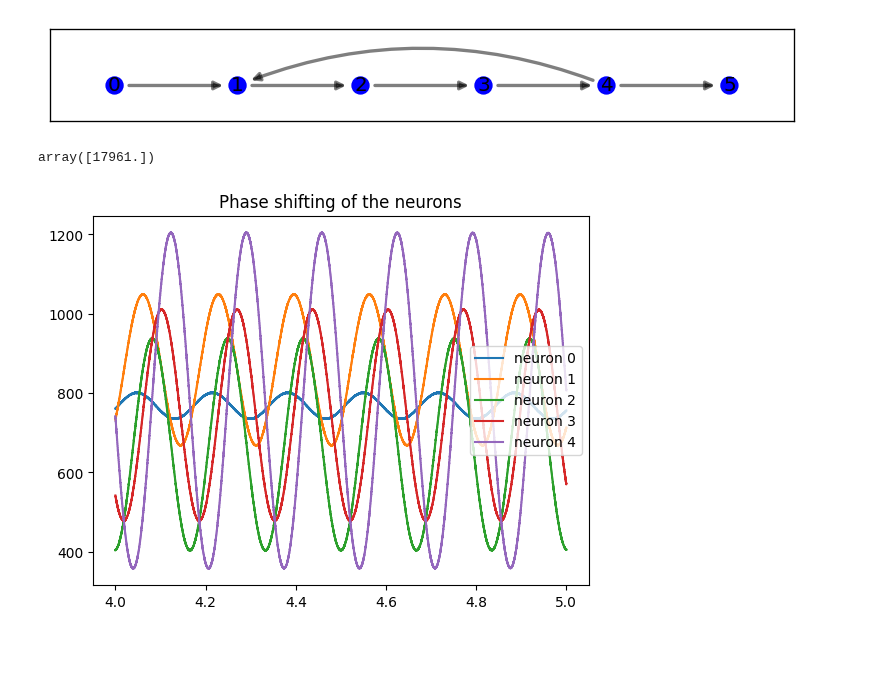
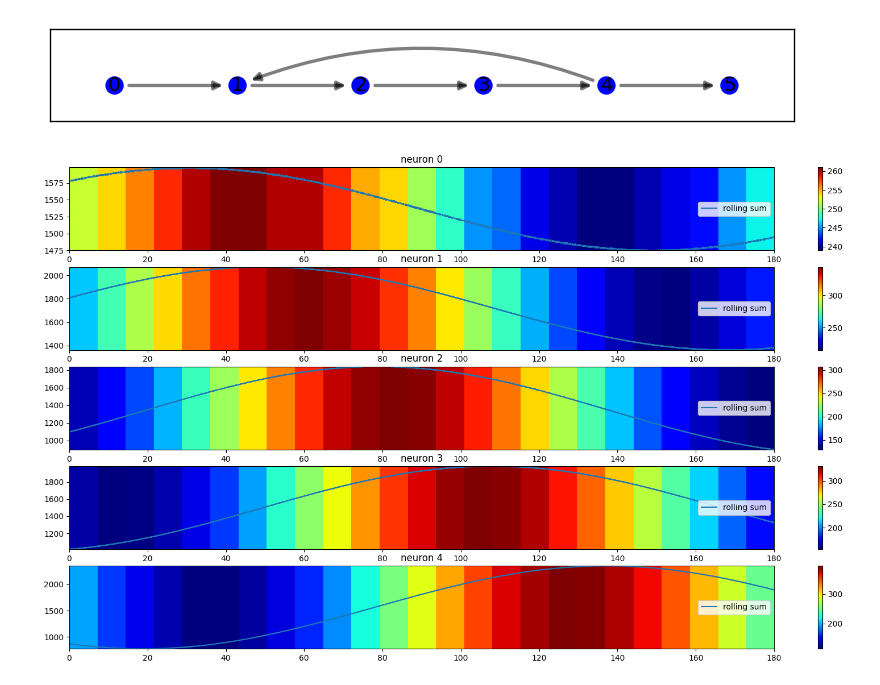
Before and after one commit to yakir4123/SNN-SCTN, a Jupyter notebook: notebooks/resonator_test_sine.ipynb, the cells around one changed output. Cells and saved outputs as stored; diff of their text form; code cells hidden in the pictures; blank space fills up the shorter version.

Commit message:
* depict resonator visualization

```diff
--- a/notebooks/resonator_test_sine.ipynb
+++ b/notebooks/resonator_test_sine.ipynb
@@ -161,25 +161,39 @@ for i in neurons_log_spikes:
     output_neuron = my_resonator.neurons[i]
     output_neuron.forget_logs()
 my_resonator.input_full_data(sine_wave)
+None
-# %% [output]
-array([17961.])
 # %%
 spikes_window_size = clk_freq // 50
+fig, axs = plt.subplots(5, 1, figsize=(20, 11))
 
 for i in neurons_log_spikes[:-1]:
+    if i == 0:
+        spikes_window_size *= 2
     output_neuron = my_resonator.neurons[i]
     y_events = output_neuron.out_spikes()
+    y_events = y_events[(y_events > (duration - (3/signal_freq)) * clk_freq) & (y_events < (duration - (2/signal_freq)) * clk_freq)]
+    y_events -= y_events[0]
     y_spikes = np.zeros(y_events[-1] + 1)
     y_spikes[y_events] = 1
-    y_spikes = np.convolve(y_spikes, np.ones(spikes_window_size, dtype=int), 'valid')
-    # y_spikes -= np.mean(y_spikes)
-    # y_spikes /= np.max(y_spikes)
-    quarter = len(y_spikes)//duration
-    y_spikes = y_spikes[-quarter:]
-    plt.title(f'Phase shifting of the neurons')
-    plt.plot(np.linspace(duration-1, duration, len(y_spikes)), y_spikes, label=f'neuron {i}')
+    y_spikes_rollsum = np.convolve(y_spikes, np.ones(spikes_window_size, dtype=int), 'valid')
+    max_spikes = np.max(y_spikes_rollsum)
+    min_spikes = np.min(y_spikes_rollsum)
 
-plt.legend(loc='right')
+    bin_window = 500
+    pdm = y_spikes[:-(len(y_spikes)%bin_window)]
+    pdm = pdm.reshape(-1, bin_window).sum(axis=1)
+    pdm = np.array([pdm])
+    ax = axs[i]
+    ax.set_title(f'neuron {i}')
+    im = ax.imshow(pdm, aspect='auto',
+               cmap='jet', origin='lower',
+               extent=[0, 180, min_spikes, max_spikes],
+               )
+    fig.colorbar(im, ax=ax)
+    ax.plot(np.linspace(0, 180, len(y_spikes_rollsum)), y_spikes_rollsum, label=f'rolling sum')
+
+    ax.legend(loc='right')
+
 plt.show()
 # %% [output]
-[figure, old version]
+[figure, new version]
```
Also changed, not shown: parts of 8 cells of this notebook, 3 other files.
